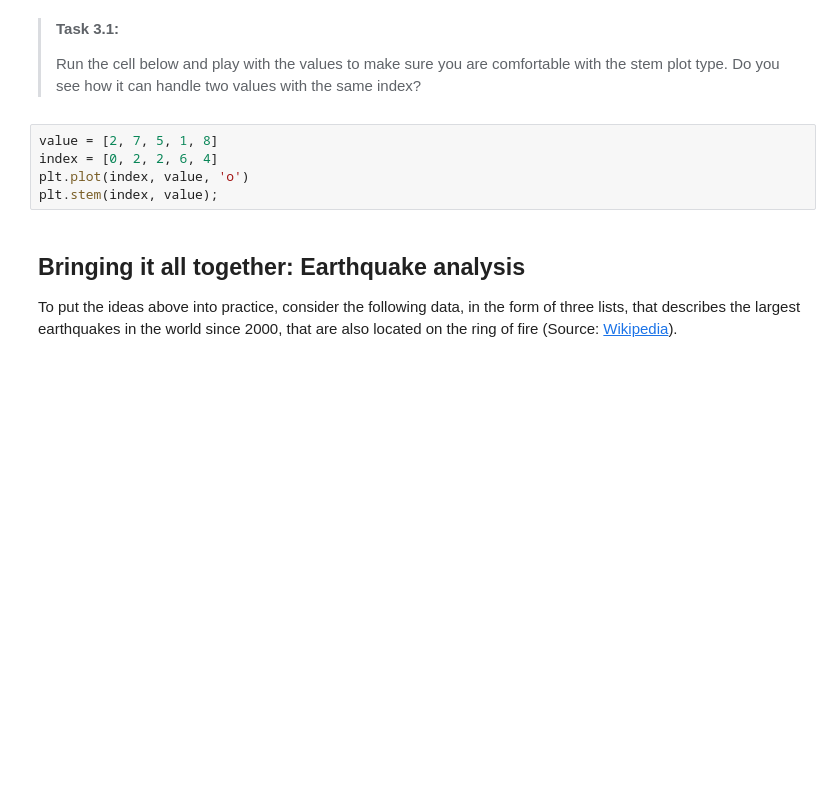
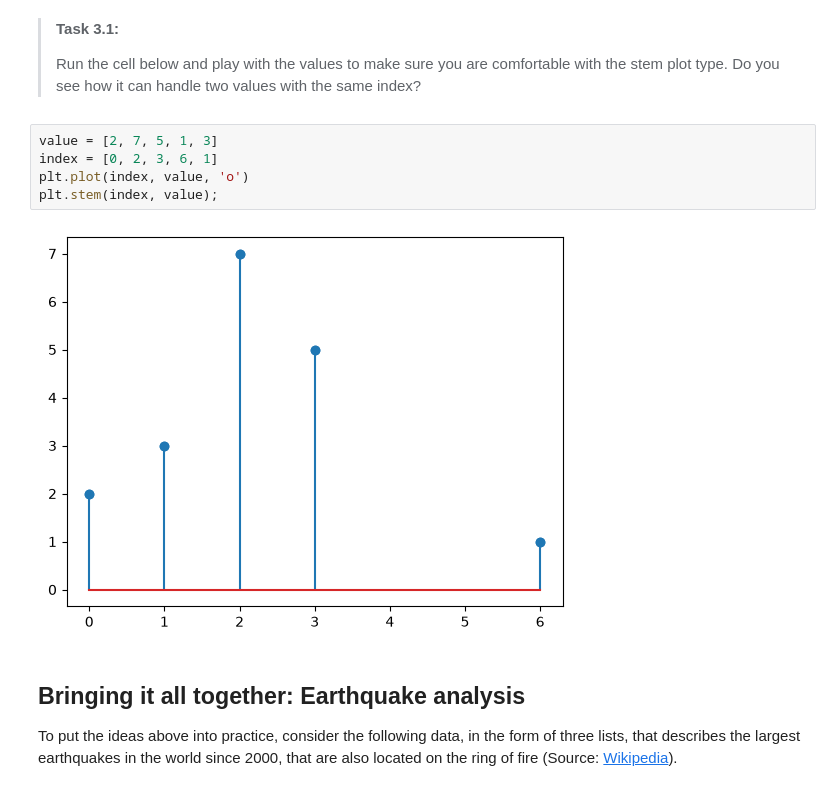
Before and after one commit to renskemahieu/PA2.3, a Jupyter notebook: 3_stem_plots.ipynb, the cells around one changed output. Cells and saved outputs as stored; diff of their text form; blank space fills up the shorter version.

```diff
--- a/3_stem_plots.ipynb
+++ b/3_stem_plots.ipynb
@@ -10,10 +10,12 @@ You have probably used the matplotlib plot types `plot`, `hist` and `scatter` fr
 >
 > Run the cell below and play with the values to make sure you are comfortable with the stem plot type. Do you see how it can handle two values with the same index?
 # %%
-value = [2, 7, 5, 1, 8]
-index = [0, 2, 2, 6, 4]
+value = [2, 7, 5, 1, 3]
+index = [0, 2, 3, 6, 1]
 plt.plot(index, value, 'o')
 plt.stem(index, value);
+# %% [output]
+[figure, added]
 # %% [markdown]
 ## Bringing it all together: Earthquake analysis
 
```
Also changed, not shown: parts of 2 cells of this notebook, 5 other files.
